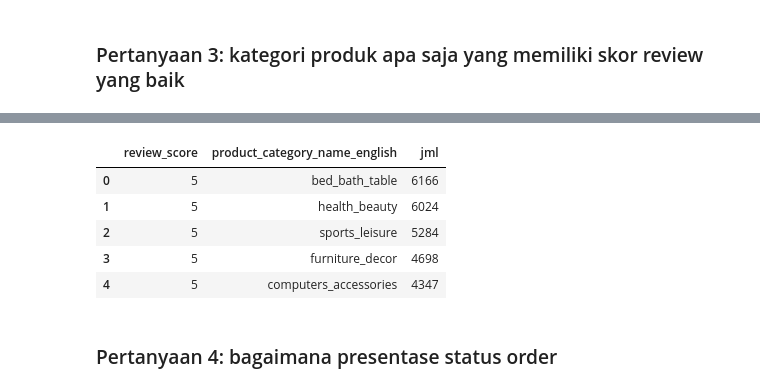
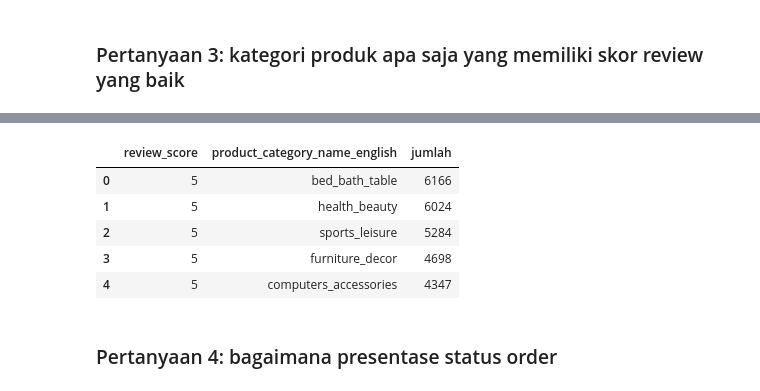
Before and after one commit to muhamadInsan/da-with-python-dicoding-submission, a Jupyter notebook: notebook.ipynb, the cells around one changed output, grey strips where cells are left out. Saved outputs shown, nothing was run; the diff lists cells and outputs as text; code cells hidden in the pictures.

```diff
--- a/notebook.ipynb
+++ b/notebook.ipynb
@@ -850,15 +839,17 @@ Index(['order_id', 'customer_id', 'order_status', 'order_purchase_timestamp',
 # %%
 product = all_dataset[[
     'review_id','review_score',
     'review_comment_title',
     'review_comment_message',
     'review_creation_date',
     'product_category_name_english']]
 
-product_review = product.groupby(by=['review_score','product_category_name_english']).agg({'review_id':'count'}).sort_values(by='review_id', ascending=False).rename(columns={'review_id':'jml'}).reset_index()
+product_review = product.groupby(by=['review_score','product_category_name_english']).agg({'review_id':'count'}).sort_values(
+    by='review_id',
+    ascending=False).rename(columns={'review_id':'jumlah'}).reset_index()
 product_review.head()
 # %% [output]
-|  | review_score | product_category_name_english | jml |
+|  | review_score | product_category_name_english | jumlah |
 | 0 | 5 | bed_bath_table | 6166 |
 | 1 | 5 | health_beauty | 6024 |
 | 2 | 5 | sports_leisure | 5284 |
```
Also changed, not shown: parts of 25 cells of this notebook, 3 other files.
